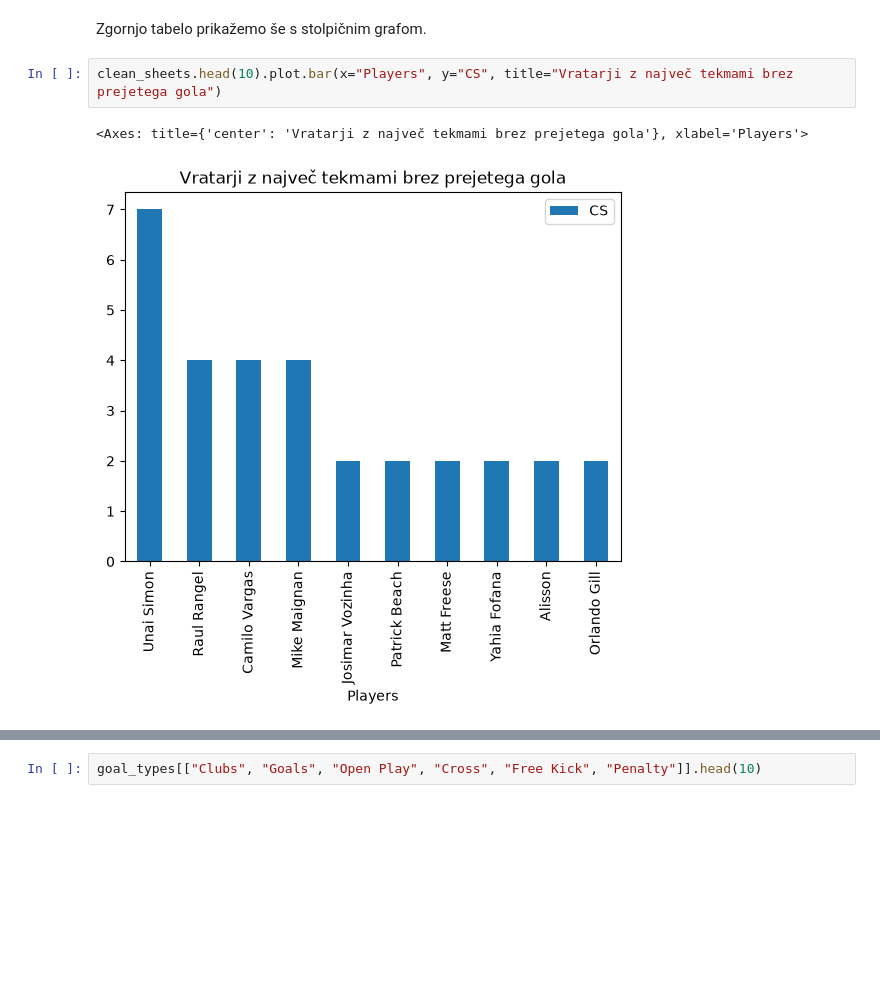
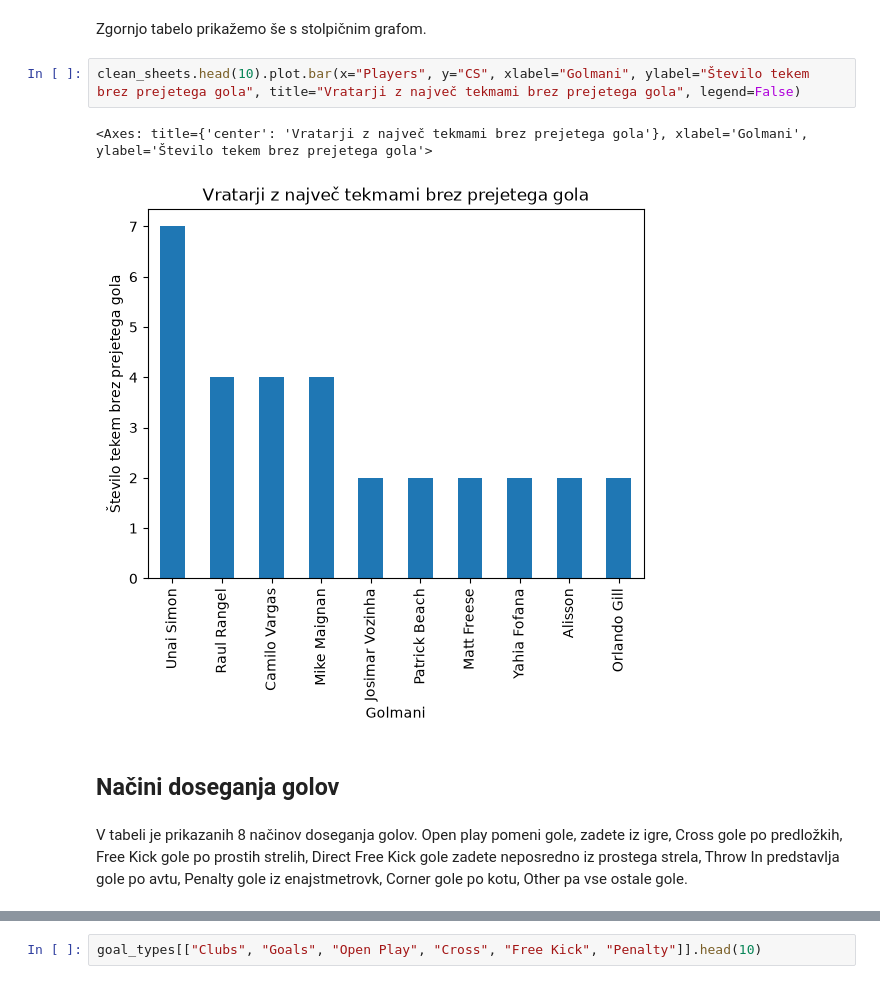
Before and after one commit to zalakmetic/UVP_projektna_naloga, a Jupyter notebook: analiza.ipynb, the cells around one changed output, grey strips where cells are left out. Cells and saved outputs as stored; diff of their text form; blank space fills up the shorter version.

```diff
--- a/analiza.ipynb
+++ b/analiza.ipynb
@@ -264,7 +241,11 @@ clean_sheets[["Players", "Clubs", "CS", "Pld"]].head(10)
 # %% [markdown]
 Zgornjo tabelo prikažemo še s stolpičnim grafom.
 # %%
-clean_sheets.head(10).plot.bar(x="Players", y="CS", title="Vratarji z največ tekmami brez prejetega gola")
+clean_sheets.head(10).plot.bar(x="Players", y="CS", xlabel="Golmani", ylabel="Število tekem brez prejetega gola", title="Vratarji z največ tekmami brez prejetega gola", legend=False)
 # %% [output]
-<Axes: title={'center': 'Vratarji z največ tekmami brez prejetega gola'}, xlabel='Players'>
+<Axes: title={'center': 'Vratarji z največ tekmami brez prejetega gola'}, xlabel='Golmani', ylabel='Število tekem brez prejetega gola'>
-[figure, old version]
+[figure, new version]
+# %% [markdown]
+## Načini doseganja golov
+# %% [markdown]
+V tabeli je prikazanih 8 načinov doseganja golov. Open play pomeni gole, zadete iz igre, Cross gole po predložkih, Free Kick gole po prostih strelih, Direct Free Kick gole zadete neposredno iz prostega strela, Throw In predstavlja gole po avtu, Penalty gole iz enajstmetrovk, Corner gole po kotu, Other pa vse ostale gole.
```
Also changed, not shown: parts of 22 cells of this notebook.
